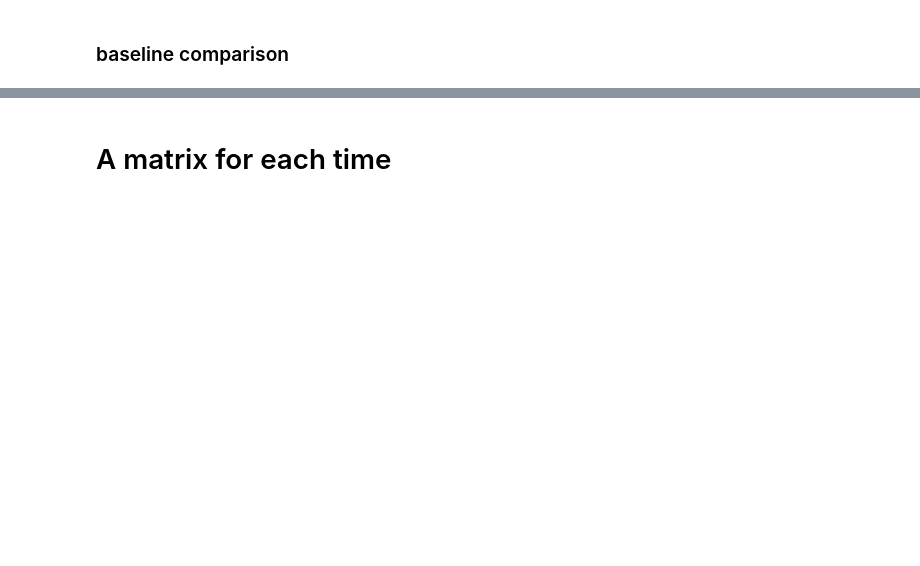
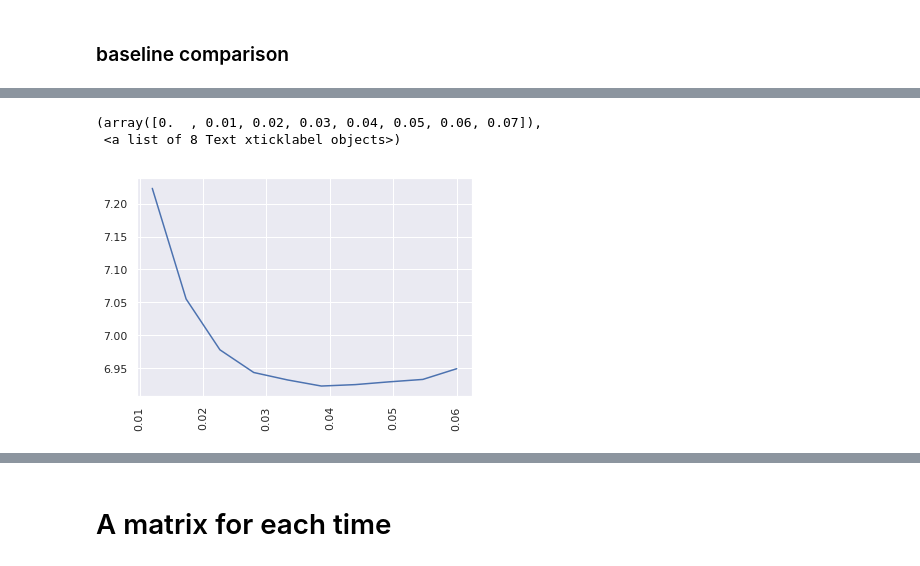
Before and after one commit to bourliam/PRIM, a Jupyter notebook: Notebooks/simple mlp models.ipynb, the cells around one changed output, grey strips where cells are left out. Cells and saved outputs as stored; diff of their text form; code cells hidden in the pictures; blank space fills up the shorter version.

```diff
--- a/Notebooks/simple mlp models.ipynb
+++ b/Notebooks/simple mlp models.ipynb
@@ -348,0 +500,17 @@ df.to_csv("../data/segment_flow.csv")
+# %%
+
+params        = {"name":"historic"}
+
+historic_data_model    = models.DataModel( speedDF,    input_lag, output_lag, sequence_length, valid_split = valid_split, **params )
+historic_data_model.preprocessData()
+
+model =models.BaseModels("historic",historic_data=speedDF[speedDF.columns[:int(valid_split*speedDF.shape[1])]])
+historic_data_model.model=model
+# %%
+AR_data_models ={}
+for i in range(1,input_lag+1):
+    params        = {"name":"AR "+str(i)}
+    AR_data_models[i]=models.DataModel( speedDF,    i, output_lag, sequence_length, valid_split = valid_split, **params )
+    AR_data_models[i].preprocessData()
+    model =models.BaseModels("AR5",historic_data=speedDF[speedDF.columns[:int(valid_split*speedDF.shape[1])]],lag=i)
+    AR_data_models[i].model=model
@@ -348,0 +811,7 @@ df.to_csv("../data/segment_flow.csv")
+# %%
+plt.plot(*pd.DataFrame(all_results)[['l1_rate','mae']].values.swapaxes(0,1))
+plt.xticks(rotation=90)
+# %% [output]
+(array([0.  , 0.01, 0.02, 0.03, 0.04, 0.05, 0.06, 0.07]),
+ <a list of 8 Text xticklabel objects>)
+[figure, added]
```
Also changed, not shown: parts of 79 cells of this notebook, 1 other file.
